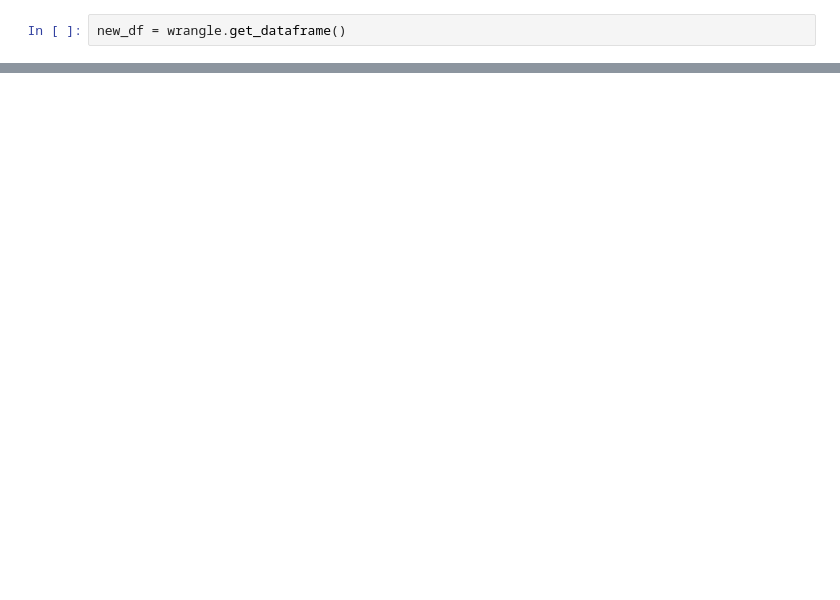
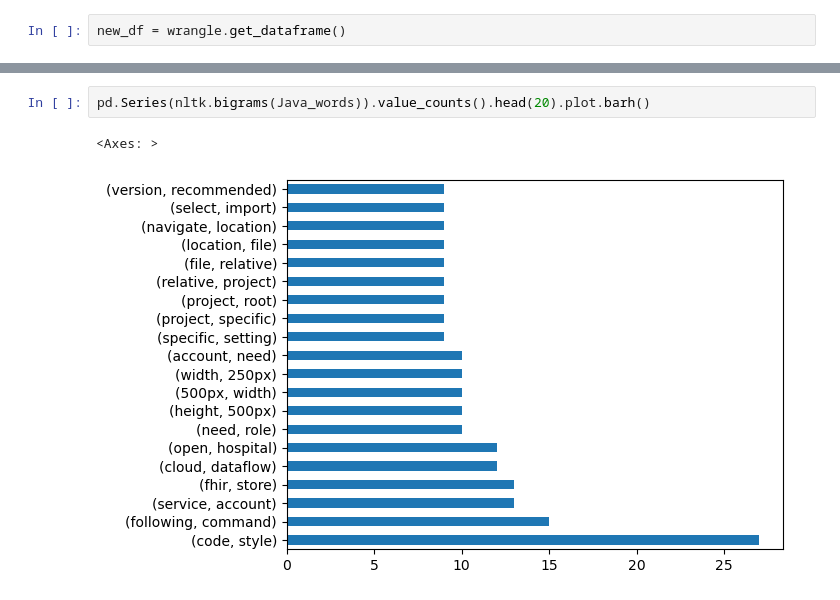
Before and after one commit to Team-DB-NLP/nlp_project, a Jupyter notebook: final_notebook.ipynb, the cells around one changed output, grey strips where cells are left out. Cells and saved outputs as stored; diff of their text form; blank space fills up the shorter version.

```diff
--- a/final_notebook.ipynb
+++ b/final_notebook.ipynb
@@ -88,0 +98,5 @@ new_df
+# %%
+pd.Series(nltk.bigrams(Java_words)).value_counts().head(20).plot.barh()
+# %% [output]
+<Axes: >
+[figure, added]
```
Also changed, not shown: parts of 26 cells of this notebook, 1 other file.
